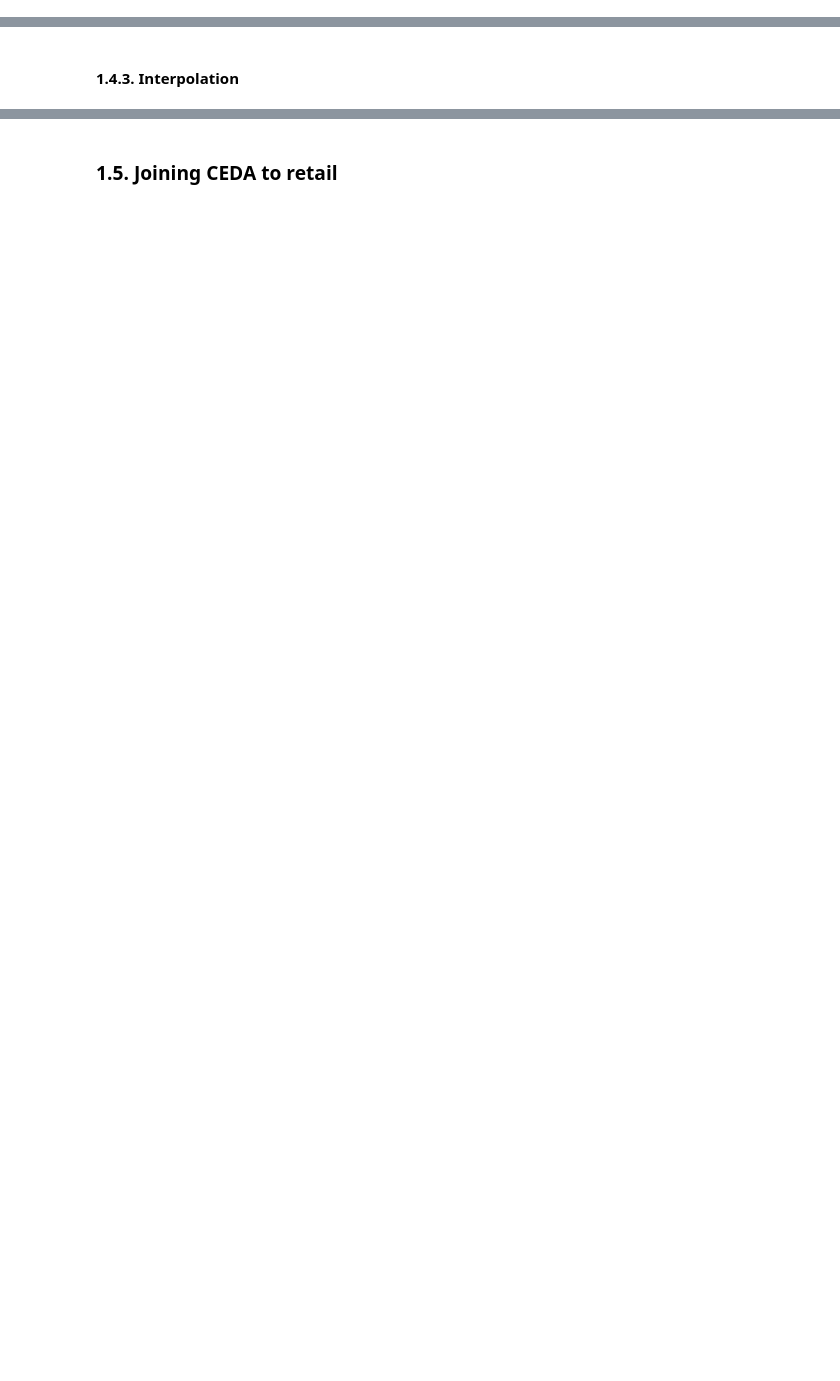
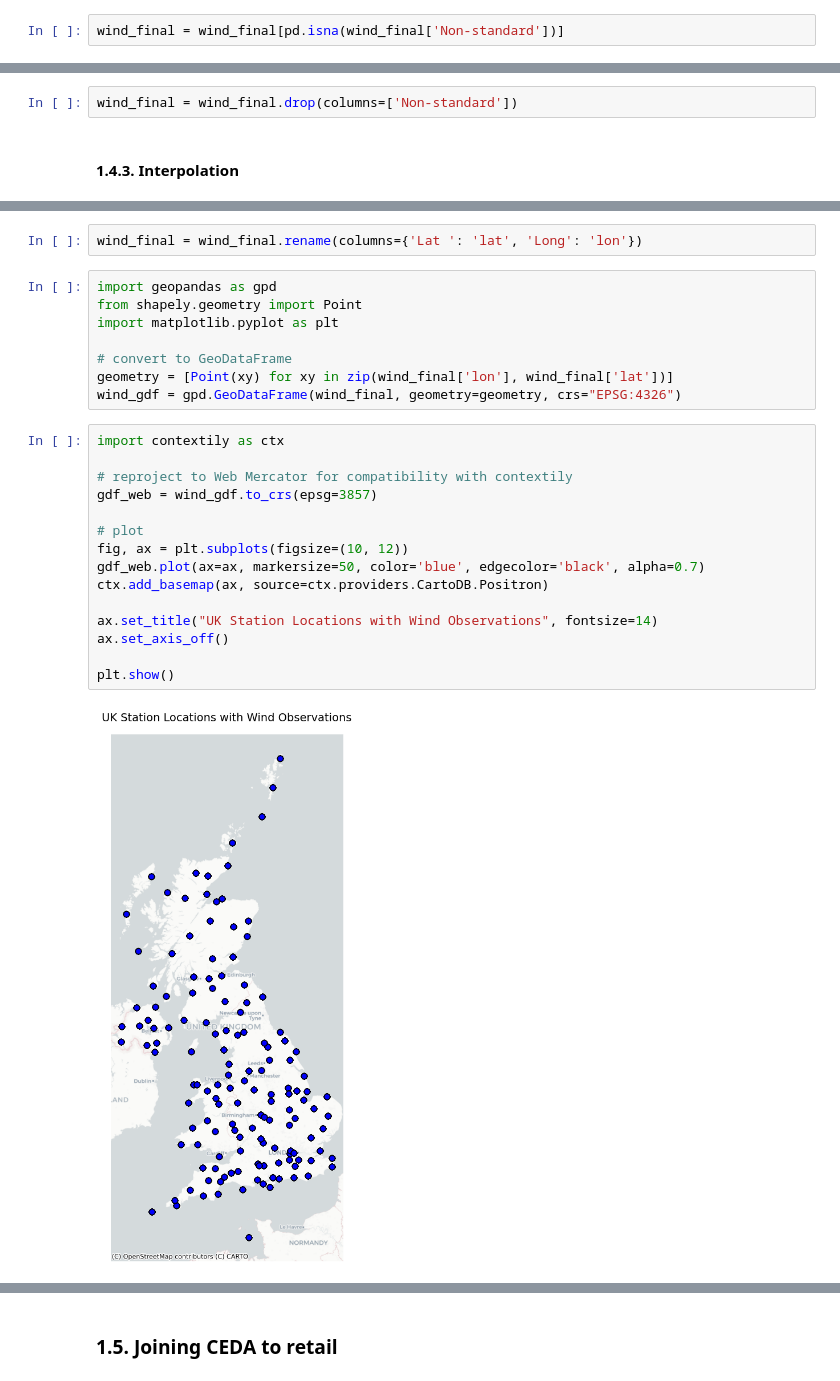
Before and after one commit to stefankrysa/MScDissertation, a Jupyter notebook: weatherdata_processing.ipynb, the cells around one changed output, grey strips where cells are left out. Drawn from its saved outputs; the diff is of its cells as text; blank space fills up the shorter version.

```diff
--- a/weatherdata_processing.ipynb
+++ b/weatherdata_processing.ipynb
@@ -777,0 +804,2 @@ pd.DataFrame({'SRC_ID': unique_src_ids}).to_csv('unique_wind_station_ids.csv', i
+# %%
+wind_final = wind_final[pd.isna(wind_final['Non-standard'])]
@@ -778,2 +819,4 @@ pd.DataFrame({'SRC_ID': unique_src_ids}).to_csv('unique_wind_station_ids.csv', i
+# %%
+wind_final = wind_final.drop(columns=['Non-standard'])
 # %% [markdown]
 #### 1.4.3. Interpolation
@@ -779,0 +831,27 @@ pd.DataFrame({'SRC_ID': unique_src_ids}).to_csv('unique_wind_station_ids.csv', i
+# %%
+wind_final = wind_final.rename(columns={'Lat ': 'lat', 'Long': 'lon'})
+# %%
+import geopandas as gpd
+from shapely.geometry import Point
+import matplotlib.pyplot as plt
+
+# convert to GeoDataFrame
+geometry = [Point(xy) for xy in zip(wind_final['lon'], wind_final['lat'])]
+wind_gdf = gpd.GeoDataFrame(wind_final, geometry=geometry, crs="EPSG:4326")
+# %%
+import contextily as ctx
+
+# reproject to Web Mercator for compatibility with contextily
+gdf_web = wind_gdf.to_crs(epsg=3857)
+
+# plot
+fig, ax = plt.subplots(figsize=(10, 12))
+gdf_web.plot(ax=ax, markersize=50, color='blue', edgecolor='black', alpha=0.7)
+ctx.add_basemap(ax, source=ctx.providers.CartoDB.Positron)
+
+ax.set_title("UK Station Locations with Wind Observations", fontsize=14)
+ax.set_axis_off()
+
+plt.show()
+# %% [output]
+[figure, added]
```
Also changed, not shown: parts of 19 cells of this notebook.
